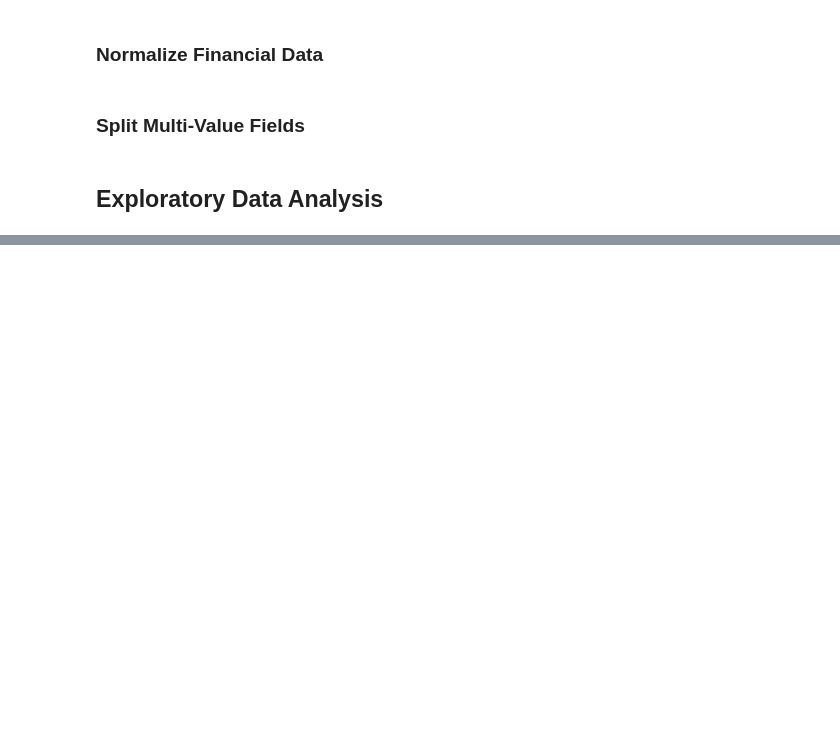
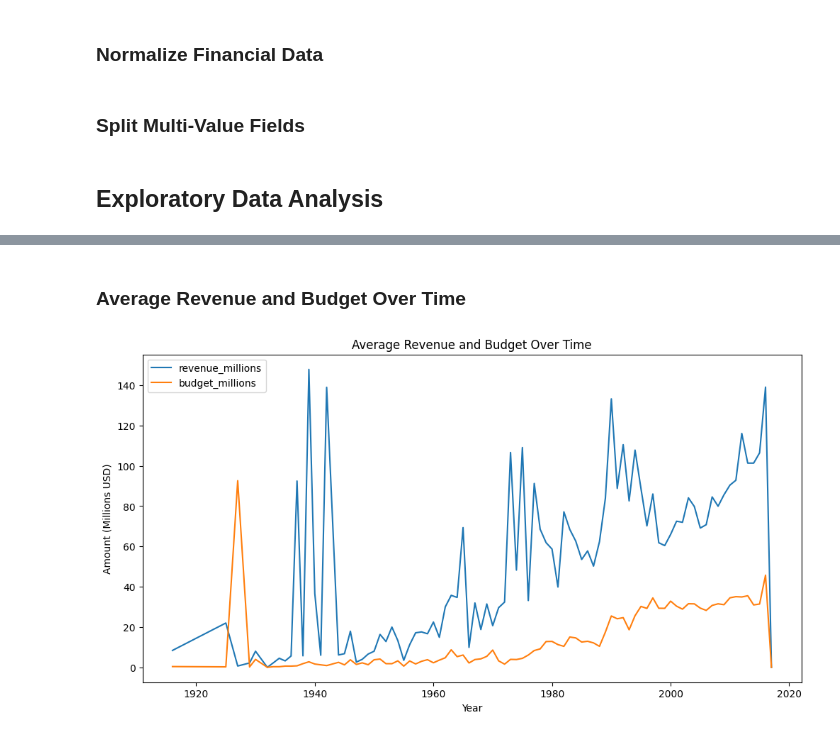
Before and after one commit to Havrylov-Serhii/Thesis_Work, a Jupyter notebook: main.ipynb, the cells around one changed output, grey strips where cells are left out. Cells and saved outputs as stored; diff of their text form; code cells hidden in the pictures; blank space fills up the shorter version.

```diff
--- a/main.ipynb
+++ b/main.ipynb
@@ -217,0 +262,12 @@ df.drop(columns=columns_to_drop, inplace=True)
+# %% [markdown]
+### Average Revenue and Budget Over Time
+# %%
+df.groupby('release_year')[['revenue_millions', 'budget_millions']].mean().plot(figsize=(12, 6))
+
+plt.title('Average Revenue and Budget Over Time')
+plt.xlabel('Year')
+plt.ylabel('Amount (Millions USD)')
+
+plt.show()
+# %% [output]
+[figure, added]
```
Also changed, not shown: parts of 38 cells of this notebook, 1 other file.
